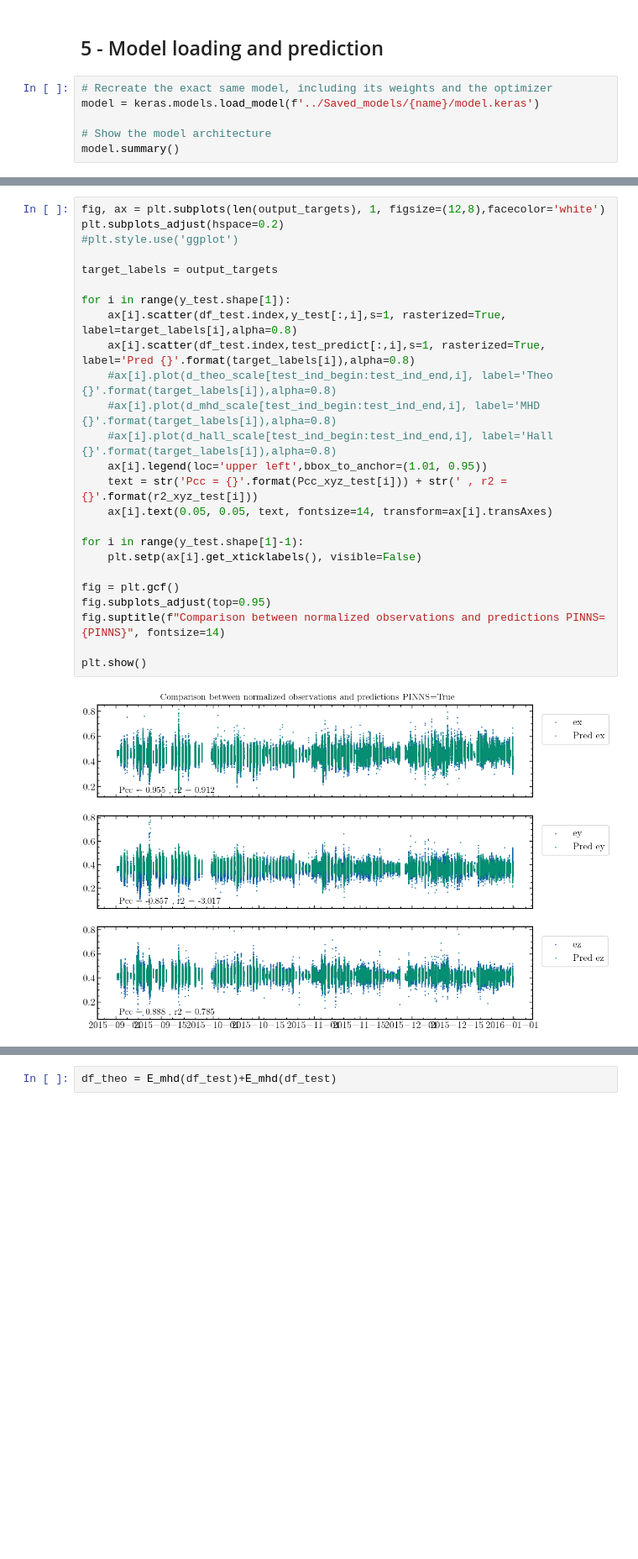
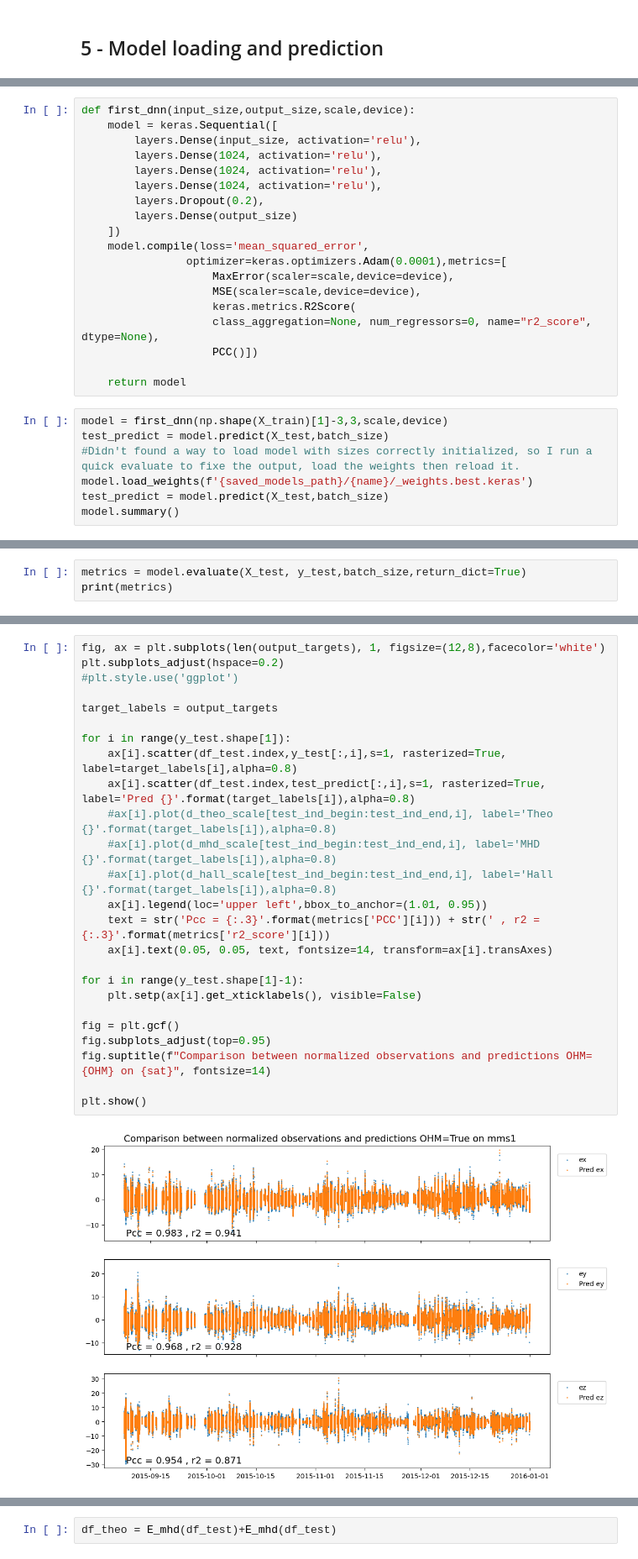
Before and after one commit to esevegne/astro-nn, a Jupyter notebook: analysis.ipynb, the cells around one changed output, grey strips where cells are left out. Shown at 84% size. Saved outputs shown, nothing was run; the diff lists cells and outputs as text; blank space fills up the shorter version.

```diff
--- a/analysis.ipynb
+++ b/analysis.ipynb
@@ -225,8 +155,2 @@ y_val = df_val_scaled[:,len(input_features):len(input_features)+len(output_targe
 # %% [markdown]
 ## 5 - Model loading and prediction
-# %%
-# Recreate the exact same model, including its weights and the optimizer
-model = keras.models.load_model(f'../Saved_models/{name}/model.keras')
-
-# Show the model architecture
-model.summary()
@@ -287,0 +157,26 @@ r2 of all targets =  [0.912, -3.017, 0.785]
+# %%
+def first_dnn(input_size,output_size,scale,device):
+    model = keras.Sequential([
+        layers.Dense(input_size, activation='relu'),
+        layers.Dense(1024, activation='relu'),
+        layers.Dense(1024, activation='relu'),
+        layers.Dense(1024, activation='relu'),
+        layers.Dropout(0.2),
+        layers.Dense(output_size)
+    ])
+    model.compile(loss='mean_squared_error',
+                optimizer=keras.optimizers.Adam(0.0001),metrics=[
+                    MaxError(scaler=scale,device=device),
+                    MSE(scaler=scale,device=device),
+                    keras.metrics.R2Score(
+                    class_aggregation=None, num_regressors=0, name="r2_score", dtype=None),
+                    PCC()])
+
+    return model
+# %%
+model = first_dnn(np.shape(X_train)[1]-3,3,scale,device)
+test_predict = model.predict(X_test,batch_size)
+#Didn't found a way to load model with sizes correctly initialized, so I run a quick evaluate to fixe the output, load the weights then reload it.
+model.load_weights(f'{saved_models_path}/{name}/_weights.best.keras')
+test_predict = model.predict(X_test,batch_size)
+model.summary()
@@ -287,0 +206,3 @@ r2 of all targets =  [0.912, -3.017, 0.785]
+# %%
+metrics = model.evaluate(X_test, y_test,batch_size,return_dict=True)
+print(metrics)
@@ -288,30 +214,30 @@ r2 of all targets =  [0.912, -3.017, 0.785]
 # %%
 fig, ax = plt.subplots(len(output_targets), 1, figsize=(12,8),facecolor='white')
 plt.subplots_adjust(hspace=0.2)
 #plt.style.use('ggplot')
 
 target_labels = output_targets
 
 for i in range(y_test.shape[1]):
     ax[i].scatter(df_test.index,y_test[:,i],s=1, rasterized=True, label=target_labels[i],alpha=0.8)
     ax[i].scatter(df_test.index,test_predict[:,i],s=1, rasterized=True, label='Pred {}'.format(target_labels[i]),alpha=0.8)
     #ax[i].plot(d_theo_scale[test_ind_begin:test_ind_end,i], label='Theo {}'.format(target_labels[i]),alpha=0.8)
     #ax[i].plot(d_mhd_scale[test_ind_begin:test_ind_end,i], label='MHD {}'.format(target_labels[i]),alpha=0.8)
     #ax[i].plot(d_hall_scale[test_ind_begin:test_ind_end,i], label='Hall {}'.format(target_labels[i]),alpha=0.8)
     ax[i].legend(loc='upper left',bbox_to_anchor=(1.01, 0.95))
-    text = str('Pcc = {}'.format(Pcc_xyz_test[i])) + str(' , r2 = {}'.format(r2_xyz_test[i]))
+    text = str('Pcc = {:.3}'.format(metrics['PCC'][i])) + str(' , r2 = {:.3}'.format(metrics['r2_score'][i]))
     ax[i].text(0.05, 0.05, text, fontsize=14, transform=ax[i].transAxes)
 
 for i in range(y_test.shape[1]-1):
     plt.setp(ax[i].get_xticklabels(), visible=False)
 
 fig = plt.gcf()
 fig.subplots_adjust(top=0.95)
-fig.suptitle(f"Comparison between normalized observations and predictions PINNS={PINNS}", fontsize=14)
+fig.suptitle(f"Comparison between normalized observations and predictions OHM={OHM} on {sat}", fontsize=14)
 
 plt.show()
 # %% [output]
-[figure, old version]
+[figure, new version]
 # %%
 fig, ax = plt.subplots(len(output_targets), 1, figsize=(12,8),facecolor='white')
 plt.subplots_adjust(hspace=0.2)
```
Also changed, not shown: parts of 81 cells of this notebook, 6 other files.
